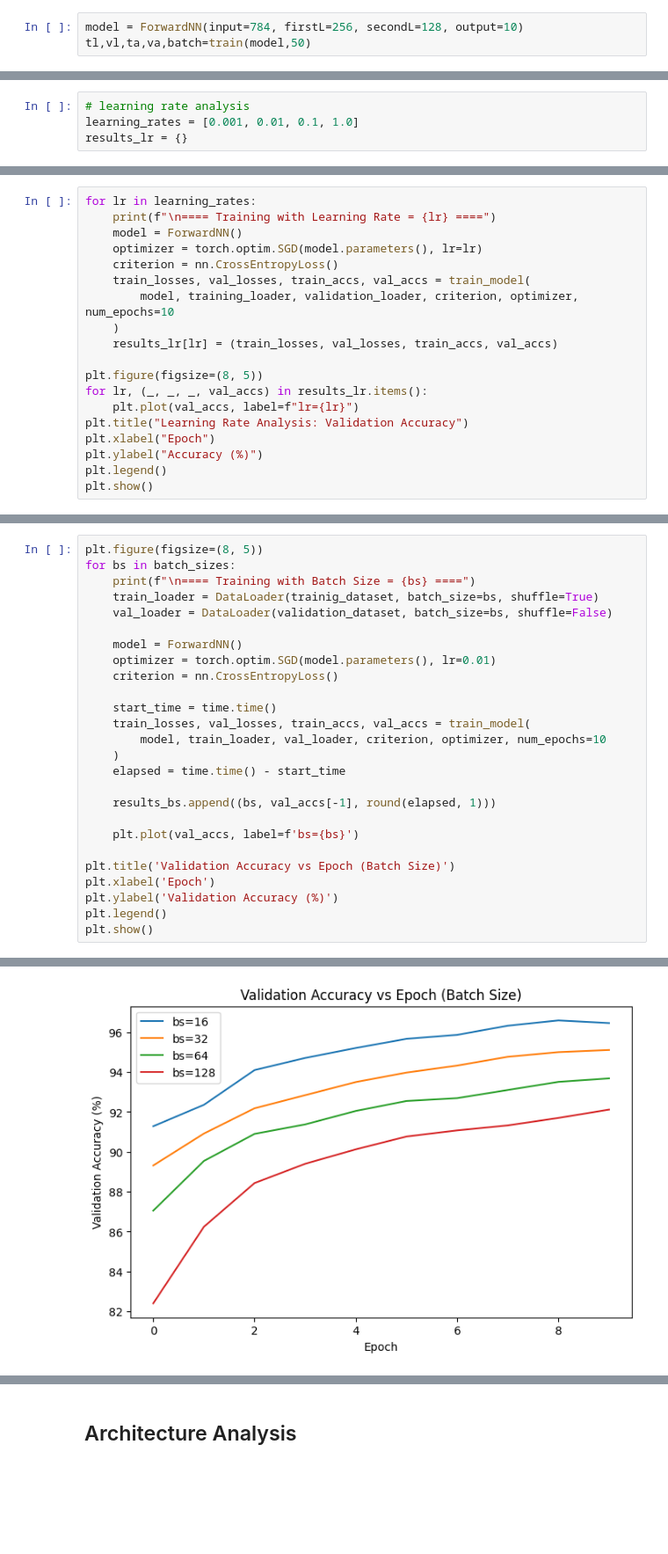
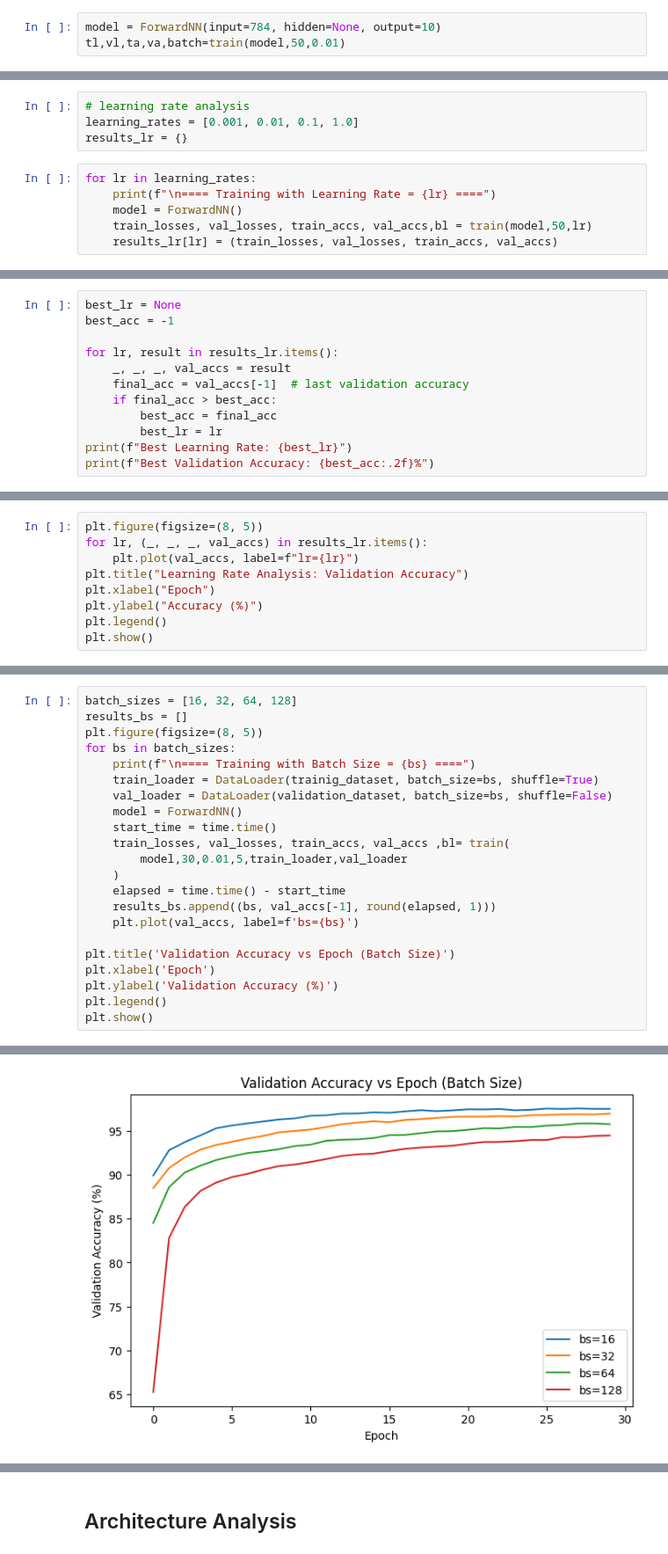
Before and after one commit to naduto/From-Linear-Models-to-Deep-Networks, a Jupyter notebook: ClassificationNN.ipynb, the cells around one changed output, grey strips where cells are left out. Shown at 88% size. Drawn from its saved outputs; the diff is of its cells as text; blank space fills up the shorter version.

```diff
--- a/ClassificationNN.ipynb
+++ b/ClassificationNN.ipynb
@@ -440,5 +467,5 @@ def train(model,epochs):
     return tl,vl,ta,va,batch_losses
 # %%
-model = ForwardNN(input=784, firstL=256, secondL=128, output=10)
-tl,vl,ta,va,batch=train(model,50)
+model = ForwardNN(input=784, hidden=None, output=10)
+tl,vl,ta,va,batch=train(model,50,0.01)
 # %% [output]
@@ -565,3 +573,9 @@ def train_model(model, train_loader, val_loader, criterion, optimizer, num_epoch
 # learning rate analysis
 learning_rates = [0.001, 0.01, 0.1, 1.0]
 results_lr = {}
+# %%
+for lr in learning_rates:
+    print(f"\n==== Training with Learning Rate = {lr} ====")
+    model = ForwardNN()
+    train_losses, val_losses, train_accs, val_accs,bl = train(model,50,lr)
+    results_lr[lr] = (train_losses, val_losses, train_accs, val_accs)
@@ -567,0 +585,12 @@ results_lr = {}
+# %%
+best_lr = None
+best_acc = -1
+
+for lr, result in results_lr.items():
+    _, _, _, val_accs = result
+    final_acc = val_accs[-1]  # last validation accuracy
+    if final_acc > best_acc:
+        best_acc = final_acc
+        best_lr = lr
+print(f"Best Learning Rate: {best_lr}")
+print(f"Best Validation Accuracy: {best_acc:.2f}%")
@@ -568,14 +600,4 @@ results_lr = {}
 # %%
-for lr in learning_rates:
-    print(f"\n==== Training with Learning Rate = {lr} ====")
-    model = ForwardNN()
-    optimizer = torch.optim.SGD(model.parameters(), lr=lr)
-    criterion = nn.CrossEntropyLoss()
-    train_losses, val_losses, train_accs, val_accs = train_model(
-        model, training_loader, validation_loader, criterion, optimizer, num_epochs=10
-    )
-    results_lr[lr] = (train_losses, val_losses, train_accs, val_accs)
-
 plt.figure(figsize=(8, 5))
 for lr, (_, _, _, val_accs) in results_lr.items():
     plt.plot(val_accs, label=f"lr={lr}")
@@ -609,22 +643,18 @@ results_bs = []
 # %%
+batch_sizes = [16, 32, 64, 128]
+results_bs = []
 plt.figure(figsize=(8, 5))
 for bs in batch_sizes:
     print(f"\n==== Training with Batch Size = {bs} ====")
     train_loader = DataLoader(trainig_dataset, batch_size=bs, shuffle=True)
     val_loader = DataLoader(validation_dataset, batch_size=bs, shuffle=False)
-
     model = ForwardNN()
-    optimizer = torch.optim.SGD(model.parameters(), lr=0.01)
-    criterion = nn.CrossEntropyLoss()
-
     start_time = time.time()
-    train_losses, val_losses, train_accs, val_accs = train_model(
-        model, train_loader, val_loader, criterion, optimizer, num_epochs=10
+    train_losses, val_losses, train_accs, val_accs ,bl= train(
+        model,30,0.01,5,train_loader,val_loader
     )
     elapsed = time.time() - start_time
-
     results_bs.append((bs, val_accs[-1], round(elapsed, 1)))
-
     plt.plot(val_accs, label=f'bs={bs}')
 
 plt.title('Validation Accuracy vs Epoch (Batch Size)')
@@ -653 +683 @@ Epoch [10/10] Train Loss=0.2759, Val Loss=0.2884, Train Acc=92.12%, Val Acc=92.1
-[figure, old version]
+[figure, new version]
```
Also changed, not shown: parts of 67 cells of this notebook.
